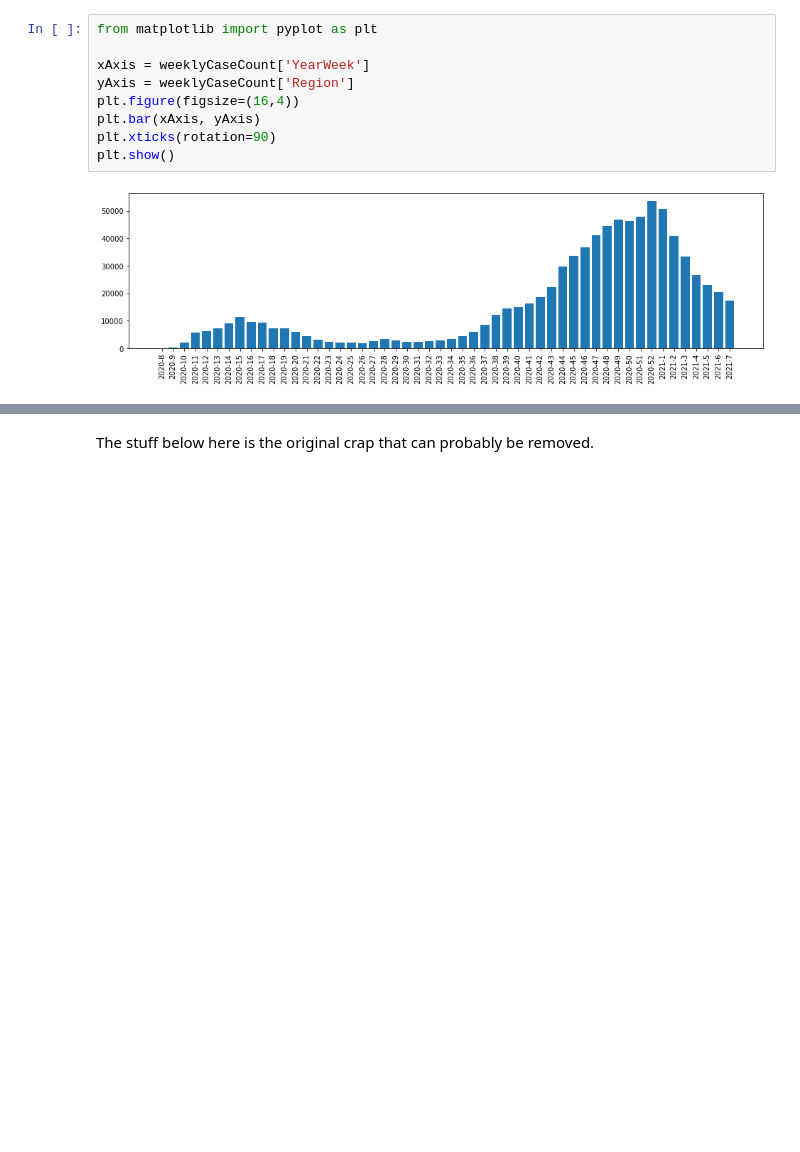
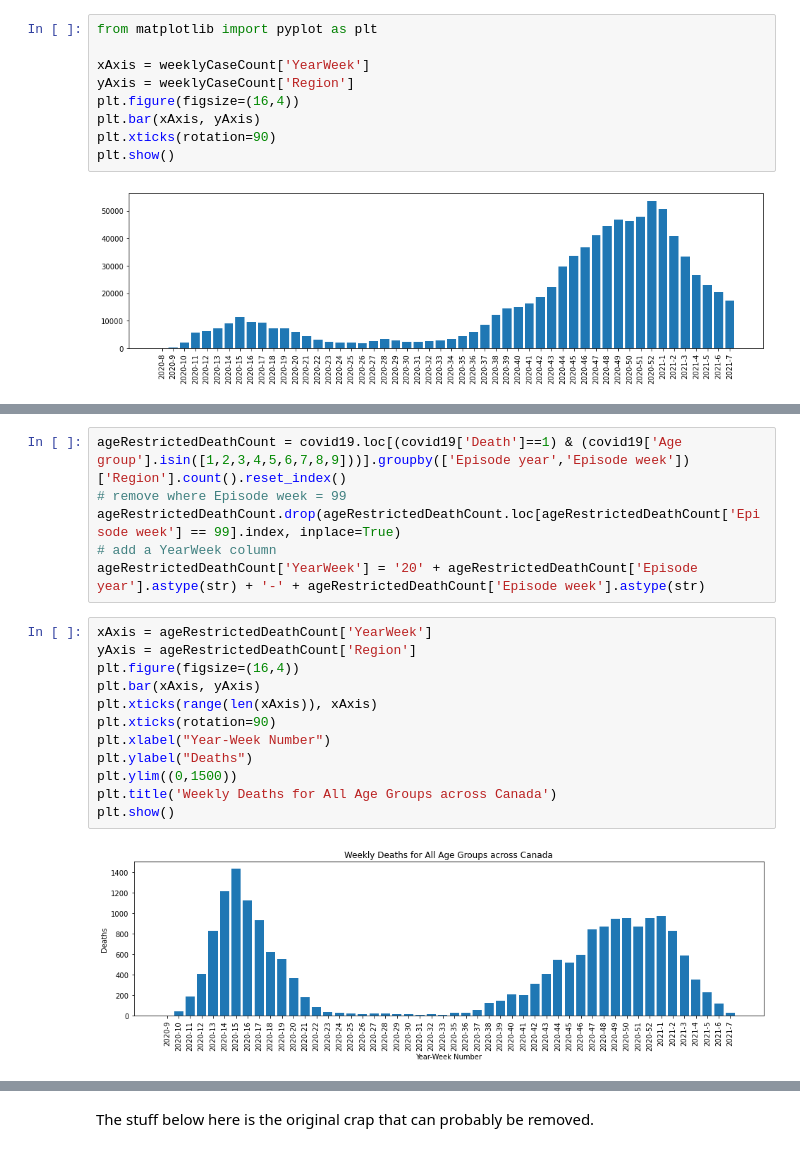
Before and after one commit to rkaunismaa/Covid19, a Jupyter notebook: COVID19-eng.ipynb, the cells around one changed output, grey strips where cells are left out. Drawn from its saved outputs; the diff is of its cells as text; blank space fills up the shorter version.

```diff
--- a/COVID19-eng.ipynb
+++ b/COVID19-eng.ipynb
@@ -147,0 +191,20 @@ plt.show()
+# %%
+ageRestrictedDeathCount = covid19.loc[(covid19['Death']==1) & (covid19['Age group'].isin([1,2,3,4,5,6,7,8,9]))].groupby(['Episode year','Episode week'])['Region'].count().reset_index()
+# remove where Episode week = 99
+ageRestrictedDeathCount.drop(ageRestrictedDeathCount.loc[ageRestrictedDeathCount['Episode week'] == 99].index, inplace=True)
+# add a YearWeek column
+ageRestrictedDeathCount['YearWeek'] = '20' + ageRestrictedDeathCount['Episode year'].astype(str) + '-' + ageRestrictedDeathCount['Episode week'].astype(str)
+# %%
+xAxis = ageRestrictedDeathCount['YearWeek']
+yAxis = ageRestrictedDeathCount['Region']
+plt.figure(figsize=(16,4))
+plt.bar(xAxis, yAxis)
+plt.xticks(range(len(xAxis)), xAxis)
+plt.xticks(rotation=90)
+plt.xlabel("Year-Week Number")
+plt.ylabel("Deaths")
+plt.ylim((0,1500))
+plt.title('Weekly Deaths for All Age Groups across Canada')
+plt.show()
+# %% [output]
+[figure, added]
```
Also changed, not shown: parts of 7 cells of this notebook.
